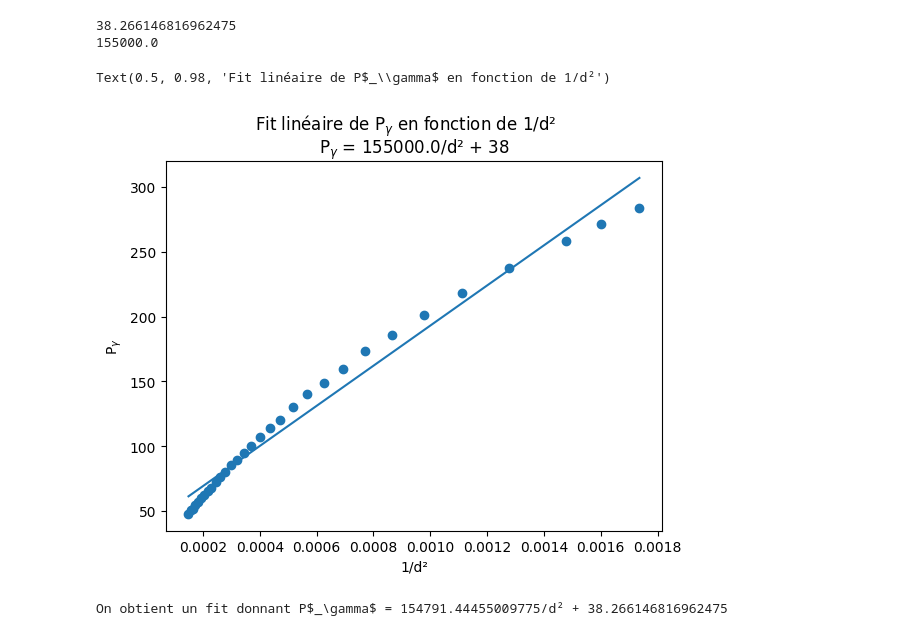
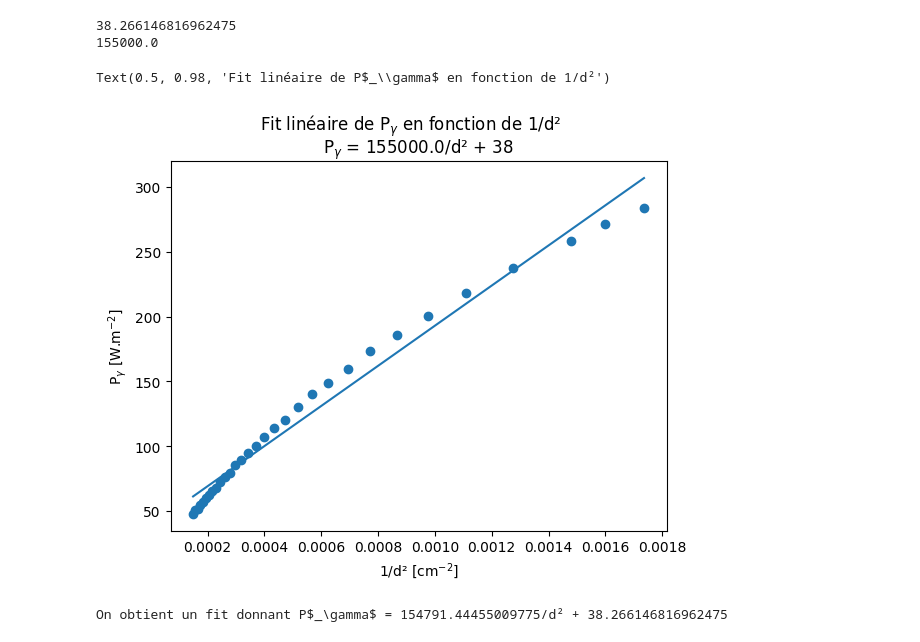
Before and after one commit to TomVdt/TPII-rapports, a Jupyter notebook: 01-J7-energie-solaire/analyse/exp1.ipynb, the cells around one changed output. Cells and saved outputs as stored; diff of their text form; code cells hidden in the pictures.

```diff
--- a/01-J7-energie-solaire/analyse/exp1.ipynb
+++ b/01-J7-energie-solaire/analyse/exp1.ipynb
@@ -23,13 +23,14 @@ print(round(coefs[0], -3))
 # %%
 plt.scatter(Pgamma[:,0], Pgamma[:,1])
 plt.plot(Pgamma[:,0], fit(Pgamma[:,0]))
-plt.xlabel("1/d²")
-plt.ylabel("P$_\gamma$")
+plt.xlabel("1/d² [cm$^{-2}$]")
+plt.ylabel("P$_\gamma$ [W.m$^{-2}$]")
 plt.title(f"P$_\gamma$ = {round(coefs[0], -3)}/d² + {round(coefs[1])}")
+#TODO: signifcant figures
 plt.suptitle("Fit linéaire de P$_\gamma$ en fonction de 1/d²")
 # %% [output]
 Text(0.5, 0.98, 'Fit linéaire de P$_\\gamma$ en fonction de 1/d²')
-[figure, old version]
+[figure, new version]
 # %%
 print(f"On obtient un fit donnant P$_\gamma$ = {coefs[0]}/d² + {coefs[1]}")
 # %% [output]
```
